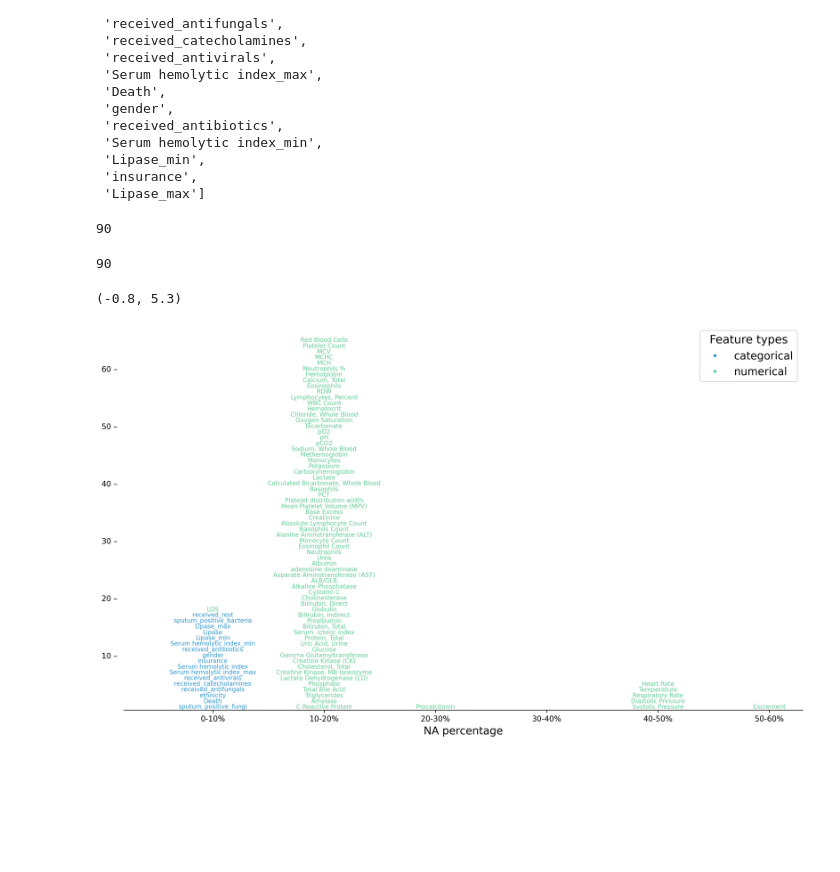
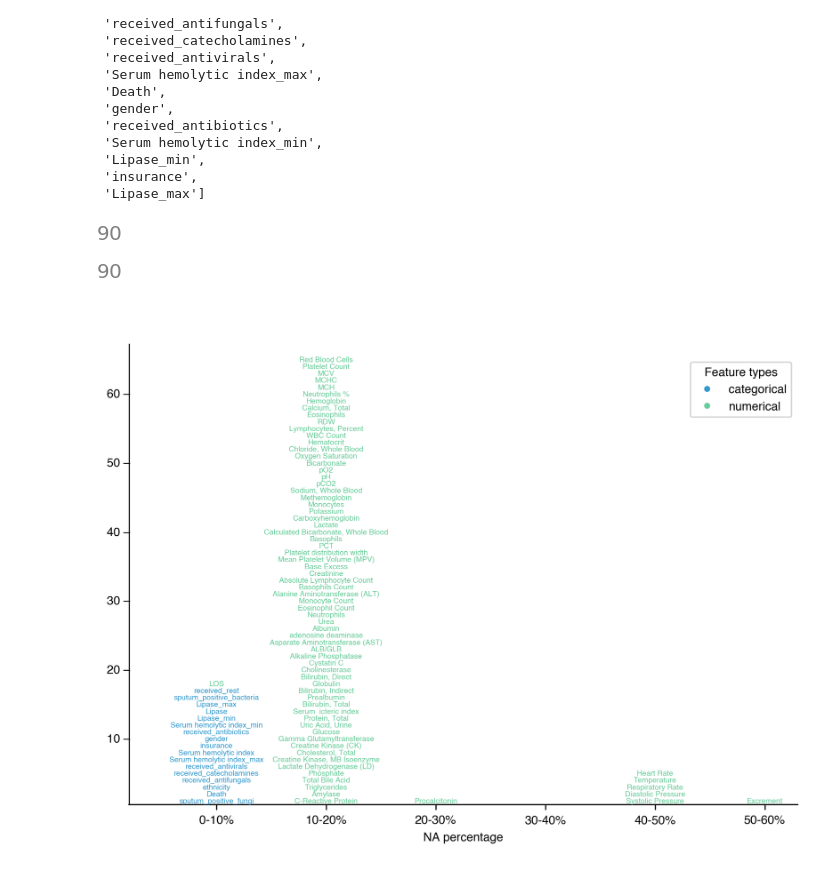
Before and after one commit to theislab/ehrapy-reproducibility, a Jupyter notebook: Supplementary_Figure_1/sup_fig_1.ipynb, the cells around one changed output. Saved outputs shown, nothing was run; the diff lists cells and outputs as text; code cells hidden in the pictures; blank space fills up the shorter version.

Commit message:
Upload pdf plot

```diff
--- a/Supplementary_Figure_1/sup_fig_1.ipynb
+++ b/Supplementary_Figure_1/sup_fig_1.ipynb
@@ -8,7 +9,5 @@ from seaborn import color_palette
 # %%
-adata = ep.io.read_h5ad(
-    "../../Notebooks/ehrapy_data/adata_pneumonia_unspecified_rest_annotated-1.h5ad"
-)
+adata = ep.io.read_h5ad("../../../Notebooks/ehrapy_data/adata_pneumonia_unspecified_rest_annotated-1.h5ad")
 adata
 # %% [output]
 AnnData object with n_obs × n_vars = 277 × 254
@@ -20,14 +19,10 @@ AnnData object with n_obs × n_vars = 277 × 254
 # %% [markdown]
 Some of the var names contain different statistics of one feature (e.g. `Systolic Pressure`). Let's leave only one of these columns
 # %%
-df = pd.DataFrame(
-    adata.layers["original"], columns=adata.var_names, index=adata.obs_names
-)
+df = pd.DataFrame(adata.layers["original"], columns=adata.var_names, index=adata.obs_names)
 
-feature_types = [
-    "numerical" if var in adata.uns["numerical_columns"] else "categorical"
-    for var in adata.var_names
-]
+feature_types = ["numerical" if var in adata.uns["numerical_columns"] else "categorical"
+                 for var in adata.var_names]
 
 unique_features = []  # Real columns from df that we want to keep
 cleaned_types = []  # Subset of feature_types for kept columns
@@ -35,10 +30,10 @@ feature_names = []  # New cleaner names for the features
 
 for i, col in enumerate(df.columns):
     if col.startswith("ehrapycat_") and (col.endswith("_1.0") or col.endswith("_1")):
-        feature = col[len("ehrapycat_") : col.rfind("_")]
+        feature = col[len("ehrapycat_"): col.rfind("_")]
 
     elif col.startswith("ehrapycat_"):
-        feature = col[len("ehrapycat_") :]
+        feature = col[len("ehrapycat_"):]
     else:
         feature = col
 
@@ -54,7 +49,7 @@ cleaned_types = []
 feature_names = []
 
 for i, col in enumerate(df.columns):
-    if col[-3:] in ["avg", "min", "max"]:
+    if col[-3: ] in ["avg", "min", "max"]:
         feature = col[:-4]
         if feature not in feature_names:
             unique_features.append(col)
@@ -185,33 +180,34 @@ df = df.rename(columns=dict(zip(cols_to_take, new_cols_names)))
 # %%
 len(cleaned_types)
 # %% [output]
-90
+[figure, added]
 # %%
 len(df.columns)
 # %% [output]
-90
+[figure, added]
 # %%
-ax = na_text_barplot(
-    df,
-    hue=cleaned_types,
-    num_bins=10,
-    line_height=1.5,
-    fig_width=16,
-    remove_empty_bins="right",
-    font_size=8,
-    legend_title="Feature types",
-    dpi=300,
-    palette=color_palette(["#3399CC", "#66CC99"]),
-    legend_title_fontsize=15,
-    legend_fontsize=14,
-    xlabel_fontsize=14,
-)
+with mpl.rc_context({'font.family': 'Helvetica', 'font.size': 8}):
+    ax = na_text_barplot(
+        df,
+        hue=cleaned_types,
+        num_bins=10,
+        line_height=0.9,
+        fig_width=8,
+        remove_empty_bins="right",
+        font_size=5,
+        legend_title="Feature types",
+        dpi=300,
+        palette=color_palette(["#3399CC", "#66CC99"]),
+        legend_title_fontsize=8,
+        legend_fontsize=8,
+        xlabel_fontsize=8
+    )
 
-legend = ax.get_legend()
-legend.set_bbox_to_anchor((1, 1.55))  # Put legend in the right top corner
+    legend = ax.get_legend()
+    legend.set_bbox_to_anchor((1, 0.9))  # Put legend in the right top corner
+    ax.plot([-0.8, -0.8], [0, 60], 'k-')
 
-ax.set_xlim(-0.8, 5.3)
-plt.savefig("sup_fig_1.png", bbox_inches="tight")
+    ax.set_xlim(-0.8, 5.3)
+    plt.savefig("sup_fig_1_helvetica.pdf", bbox_inches="tight")
 # %% [output]
-(-0.8, 5.3)
-[figure, old version]
+[figure, new version]
```
Also changed, not shown: parts of 2 cells of this notebook, 1 other file.
